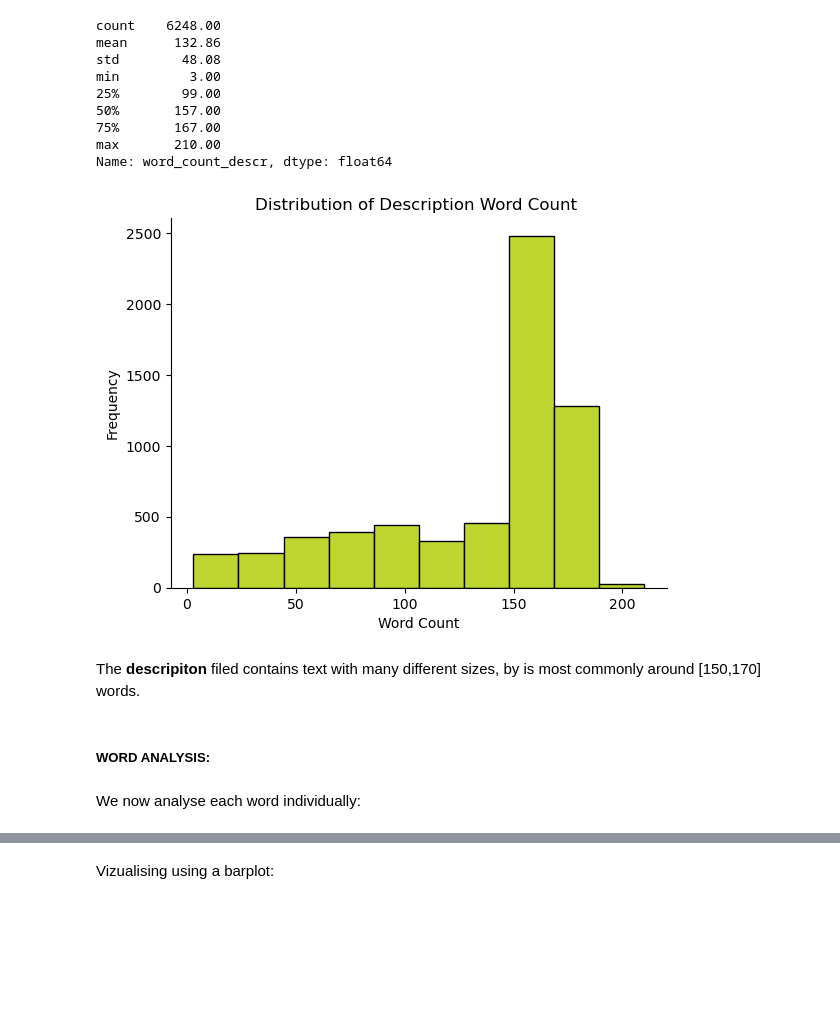
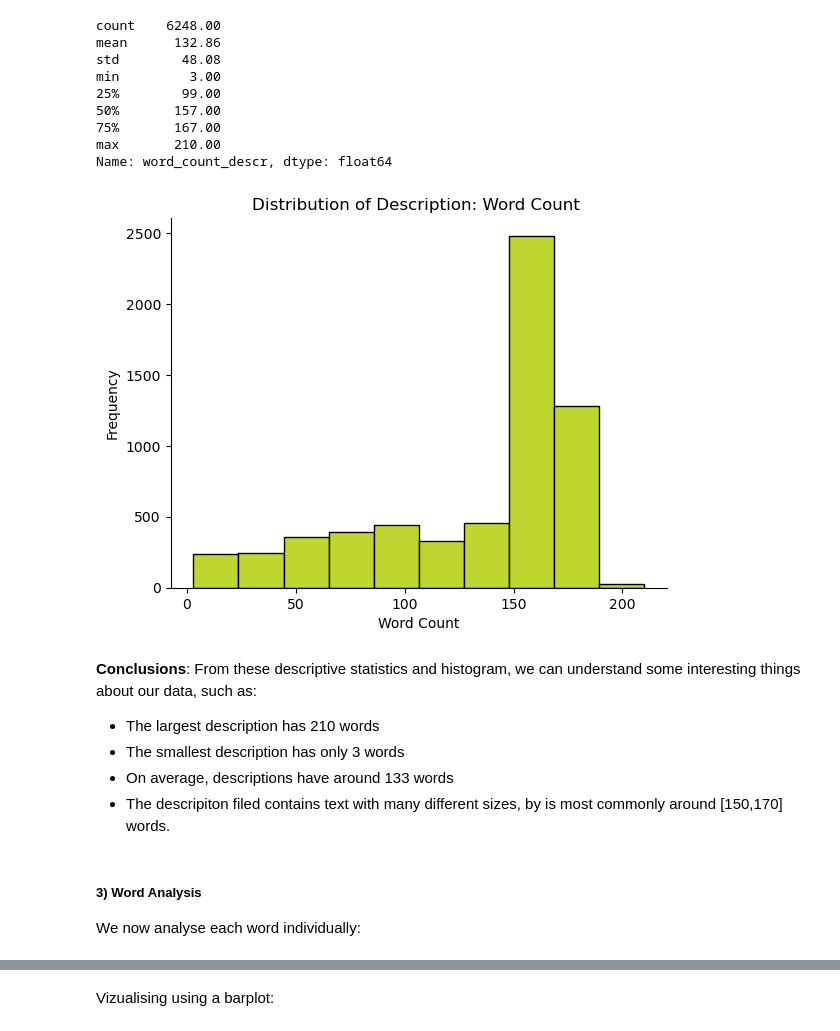
Before and after one commit to sofiacper/TM_Project, a Jupyter notebook: Project_1.ipynb, the cells around one changed output, grey strips where cells are left out. Cells and saved outputs as stored; diff of their text form; code cells hidden in the pictures; blank space fills up the shorter version.

```diff
--- a/Project_1.ipynb
+++ b/Project_1.ipynb
@@ -229,19 +277,23 @@ Name: word_count_descr, dtype: float64
 # %%
 airbnb_df_train['word_count_descr'].hist(ec = 'black', color=['#BED62F'])
 plt.grid(False)
-plt.title('Distribution of Description Word Count ')
+plt.title('Distribution of Description: Word Count ')
 plt.xlabel('Word Count')
 plt.ylabel('Frequency')
 plt.gca().spines['top'].set_visible(False)
 plt.gca().spines['right'].set_visible(False)
 plt.show()
 # %% [output]
-[figure, old version]
+[figure, new version]
-# %% [markdown]
-The **descripiton** filed contains text with many different sizes, by is most commonly around [150,170] words.
-# %% [markdown]
-##### **WORD ANALYSIS:**
+# %% [markdown]
+**Conclusions**:
+From these descriptive statistics and histogram, we can understand some interesting things about our data, such as:
+- The largest description has 210 words
+- The smallest description has only 3 words
+- On average, descriptions have around 133 words
+- The descripiton filed contains text with many different sizes, by is most commonly around [150,170] words.
 # %% [markdown]
+##### **3) Word Analysis**
 We now analyse each word individually:
 # %%
 all_words_descr = ' '.join(airbnb_df_train['description']).split()
```
Also changed, not shown: parts of 101 cells of this notebook, 1 other file.
